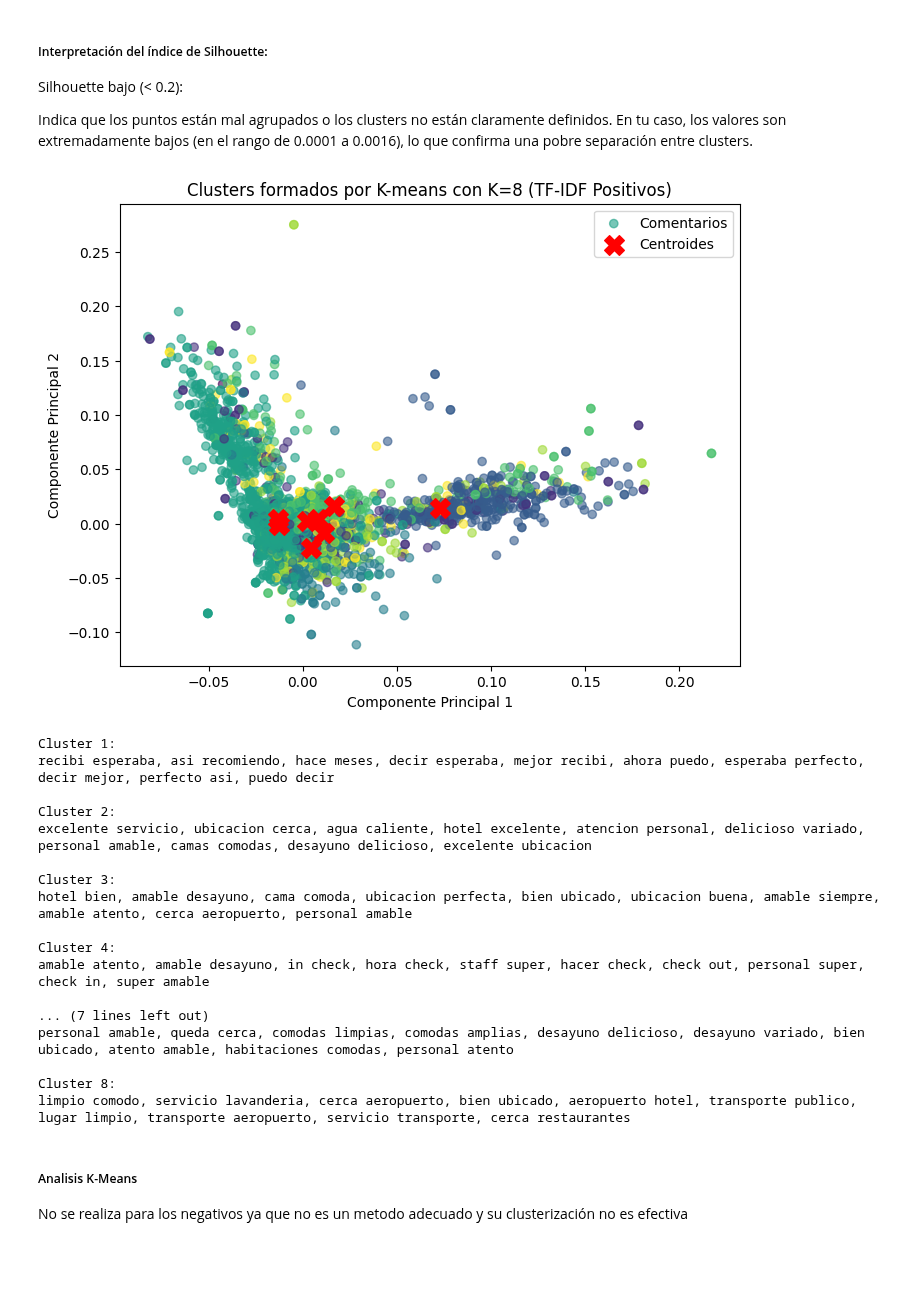
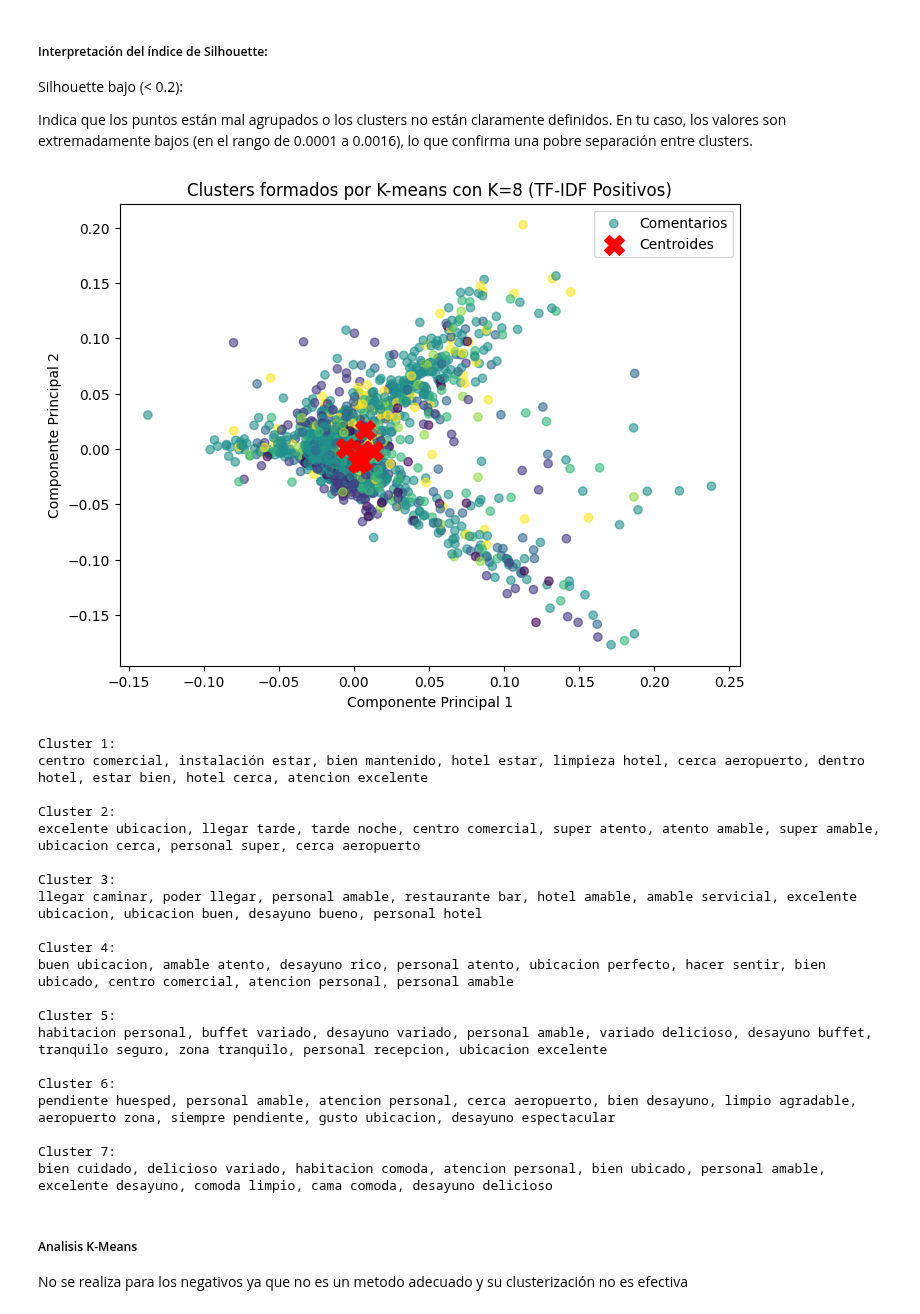
Before and after one commit to sebastiaanbv/NLP_EAN, a Jupyter notebook: Actividad 1/Preprocesamiento_booking.ipynb, the cells around one changed output. Saved outputs shown, nothing was run; the diff lists cells and outputs as text; code cells hidden in the pictures; blank space fills up the shorter version.

```diff
--- a/Actividad 1/Preprocesamiento_booking.ipynb
+++ b/Actividad 1/Preprocesamiento_booking.ipynb
@@ -430,14 +433,15 @@ Name: Cosas Negativas Lematizadas, Length: 5885, dtype: object
 # %% [markdown]
 ##### TF-IDF
 # %%
-Df_filtrado_positivo["Cosas Positivas Sin Stopwords"] = Df_filtrado_positivo["Cosas Positivas Sin Stopwords"].apply(
-    lambda x: ' '.join(x) if isinstance(x, list) else x
+# Asegúrate de aplicar la función de lematización y luego convertir la lista de lemas a texto
+Df_filtrado_positivo["Cosas Positivas Lematizadas"] = Df_filtrado_positivo["Cosas Positivas Sin Stopwords"].apply(
+    lambda x: ' '.join(solo_lematizar(x)) if isinstance(x, list) else x
 )
 
 tfidf_vectorizer_positivos= TfidfVectorizer(ngram_range=(2, 2))
 
 # Ajusta y transforma los datos
-tfidf_matrix_positivos = tfidf_vectorizer_positivos.fit_transform(Df_filtrado_positivo["Cosas Positivas Sin Stopwords"])
+tfidf_matrix_positivos = tfidf_vectorizer_positivos.fit_transform(Df_filtrado_positivo["Cosas Positivas Lematizadas"])
 
 # Obtén las características (palabras únicas o bigramas)
 tfidf_features_positivos = tfidf_vectorizer_positivos.get_feature_names_out()
@@ -614,7 +618,7 @@ inertias = [] # sumar las funciones de costo para cada K
 K_range = range(1, 11)
 
 # Usa directamente tu matriz TF-IDF de positivos
-X = tfidf_matrix_positivos  # tfidf_matrix_positivos es la matriz dispersa TF-IDF
+X = tfidf_matrix_positivos[:2500]  # tfidf_matrix_positivos es la matriz dispersa TF-IDF
 
 # Calcular inercia para diferentes valores de K
 for k in K_range: # para cada valor haga un Kmeans , hasta 11 , entrenando 11 modelos
@@ -656,30 +678,30 @@ Indica que los puntos están mal agrupados o los clusters no están claramente d
 En tu caso, los valores son extremadamente bajos (en el rango de 0.0001 a 0.0016), lo que confirma una pobre separación entre clusters.
 # %%
 # Aplicar k-means con K=5 (puedes ajustar el número de clusters según sea necesario)
-kmeans = KMeans(n_clusters=8, random_state=42)
+kmeans = KMeans(n_clusters=7, random_state=42)
 kmeans.fit(X)  # Entrena el modelo con la matriz TF-IDF
 
 # Predecir los clusters
 y_kmeans = kmeans.predict(X)  # Obtiene las asignaciones de cluster para cada comentario
 
 # Reducir la dimensionalidad con PCA para visualización
 pca = PCA(n_components=2)
 X_pca = pca.fit_transform(X.toarray())  # Convierte la matriz dispersa a densa para PCA
 
 # Proyectar los centroides al espacio reducido
 centroids_pca = pca.transform(kmeans.cluster_centers_)
 
 # Graficar los clusters formados
 plt.figure(figsize=(8, 6))
 plt.scatter(X_pca[:, 0], X_pca[:, 1], c=y_kmeans, cmap='viridis', alpha=0.6, label="Comentarios")  # Visualiza los clusters en 2D
 plt.scatter(centroids_pca[:, 0], centroids_pca[:, 1], s=200, c='red', marker='X', label='Centroides')
 plt.title("Clusters formados por K-means con K=8 (TF-IDF Positivos)")
 plt.xlabel("Componente Principal 1")
 plt.ylabel("Componente Principal 2")
 plt.legend()
 plt.show()
 # %% [output]
-[figure, old version]
+[figure, new version]
 # %%
 # Obtén los centroides
 centroids = kmeans.cluster_centers_
@@ -700,19 +722,22 @@ for i, terms in enumerate(top_terms_words):
     print()
 # %% [output]
 Cluster 1:
-recibi esperaba, asi recomiendo, hace meses, decir esperaba, mejor recibi, ahora puedo, esperaba perfecto, decir mejor, perfecto asi, puedo decir
+centro comercial, instalación estar, bien mantenido, hotel estar, limpieza hotel, cerca aeropuerto, dentro hotel, estar bien, hotel cerca, atencion excelente
 
 Cluster 2:
-excelente servicio, ubicacion cerca, agua caliente, hotel excelente, atencion personal, delicioso variado, personal amable, camas comodas, desayuno delicioso, excelente ubicacion
+excelente ubicacion, llegar tarde, tarde noche, centro comercial, super atento, atento amable, super amable, ubicacion cerca, personal super, cerca aeropuerto
 
 Cluster 3:
-hotel bien, amable desayuno, cama comoda, ubicacion perfecta, bien ubicado, ubicacion buena, amable siempre, amable atento, cerca aeropuerto, personal amable
+llegar caminar, poder llegar, personal amable, restaurante bar, hotel amable, amable servicial, excelente ubicacion, ubicacion buen, desayuno bueno, personal hotel
 
 Cluster 4:
-amable atento, amable desayuno, in check, hora check, staff super, hacer check, check out, personal super, check in, super amable
+buen ubicacion, amable atento, desayuno rico, personal atento, ubicacion perfecto, hacer sentir, bien ubicado, centro comercial, atencion personal, personal amable
 
-... (7 lines left out)
-personal amable, queda cerca, comodas limpias, comodas amplias, desayuno delicioso, desayuno variado, bien ubicado, atento amable, habitaciones comodas, personal atento
+Cluster 5:
+habitacion personal, buffet variado, desayuno variado, personal amable, variado delicioso, desayuno buffet, tranquilo seguro, zona tranquilo, personal recepcion, ubicacion excelente
 
-Cluster 8:
-limpio comodo, servicio lavanderia, cerca aeropuerto, bien ubicado, aeropuerto hotel, transporte publico, lugar limpio, transporte aeropuerto, servicio transporte, cerca restaurantes
+Cluster 6:
+pendiente huesped, personal amable, atencion personal, cerca aeropuerto, bien desayuno, limpio agradable, aeropuerto zona, siempre pendiente, gusto ubicacion, desayuno espectacular
+
+Cluster 7:
+bien cuidado, delicioso variado, habitacion comoda, atencion personal, bien ubicado, personal amable, excelente desayuno, comoda limpio, cama comoda, desayuno delicioso
```
Also changed, not shown: parts of 22 cells of this notebook.
